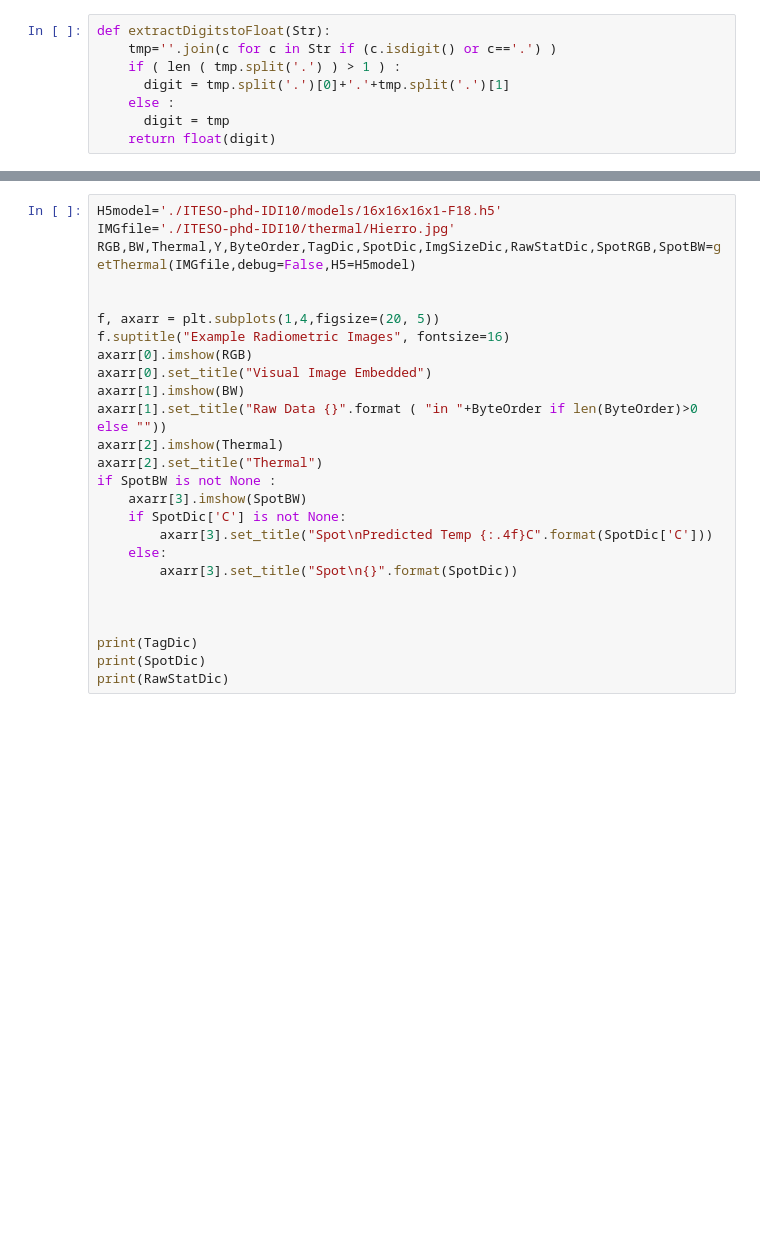
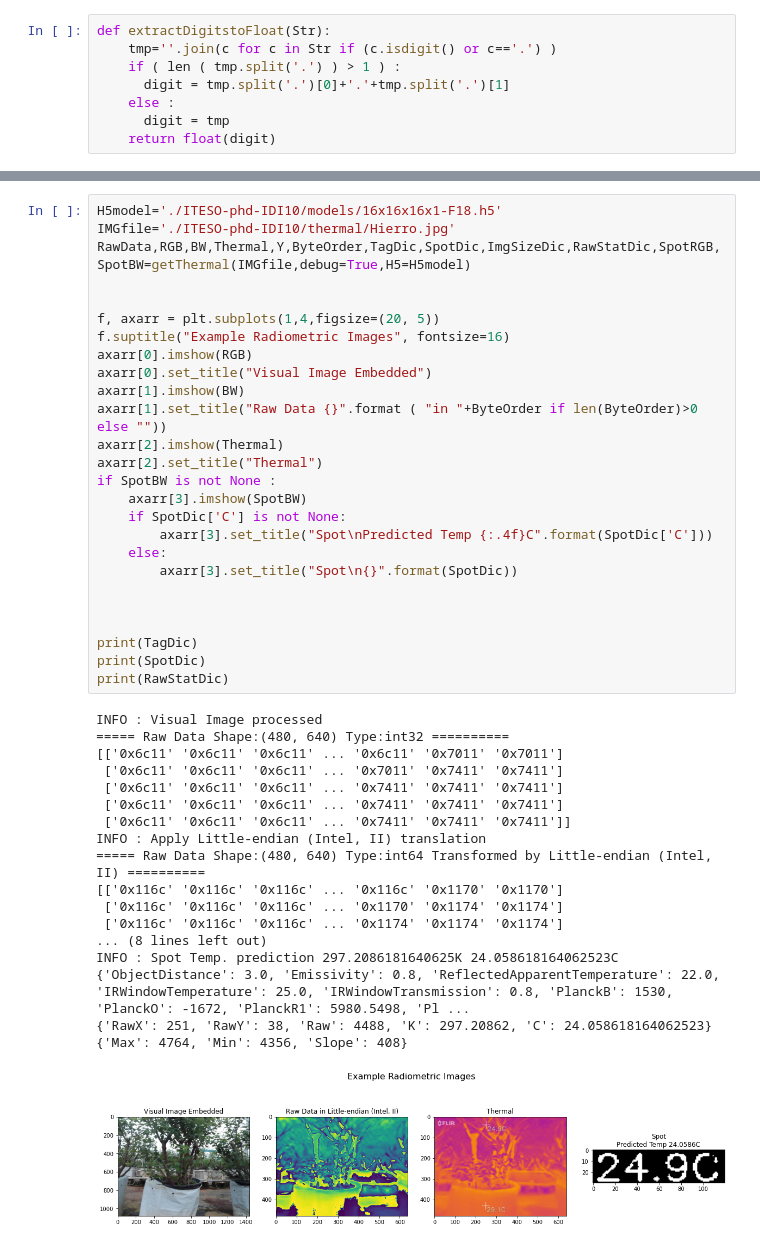
Before and after one commit to marcomartagon/ITESO-phd-IDI10, a Jupyter notebook: conda/IDI10-AIRadiometricImages.ipynb, the cells around one changed output, grey strips where cells are left out. Cells and saved outputs as stored; diff of their text form; blank space fills up the shorter version.

Commit message:
Fix Spot XY

```diff
--- a/conda/IDI10-AIRadiometricImages.ipynb
+++ b/conda/IDI10-AIRadiometricImages.ipynb
@@ -263,29 +270,48 @@ def getThermal(JPGFile,debug=False,H5=None):
 # %%
 H5model='./ITESO-phd-IDI10/models/16x16x16x1-F18.h5'
 IMGfile='./ITESO-phd-IDI10/thermal/Hierro.jpg'
-RGB,BW,Thermal,Y,ByteOrder,TagDic,SpotDic,ImgSizeDic,RawStatDic,SpotRGB,SpotBW=getThermal(IMGfile,debug=False,H5=H5model)
+RawData,RGB,BW,Thermal,Y,ByteOrder,TagDic,SpotDic,ImgSizeDic,RawStatDic,SpotRGB,SpotBW=getThermal(IMGfile,debug=True,H5=H5model)
 
 
 f, axarr = plt.subplots(1,4,figsize=(20, 5))
 f.suptitle("Example Radiometric Images", fontsize=16)
 axarr[0].imshow(RGB)
 axarr[0].set_title("Visual Image Embedded")
 axarr[1].imshow(BW)
 axarr[1].set_title("Raw Data {}".format ( "in "+ByteOrder if len(ByteOrder)>0 else ""))
 axarr[2].imshow(Thermal)
 axarr[2].set_title("Thermal")
 if SpotBW is not None :
     axarr[3].imshow(SpotBW)
     if SpotDic['C'] is not None:
         axarr[3].set_title("Spot\nPredicted Temp {:.4f}C".format(SpotDic['C']))
     else:
         axarr[3].set_title("Spot\n{}".format(SpotDic))
 
 
 
 print(TagDic)
 print(SpotDic)
 print(RawStatDic)
+# %% [output]
+INFO : Visual Image processed
+===== Raw Data Shape:(480, 640) Type:int32 ==========
+[['0x6c11' '0x6c11' '0x6c11' ... '0x6c11' '0x7011' '0x7011']
+ ['0x6c11' '0x6c11' '0x6c11' ... '0x7011' '0x7411' '0x7411']
+ ['0x6c11' '0x6c11' '0x6c11' ... '0x7411' '0x7411' '0x7411']
+ ['0x6c11' '0x6c11' '0x6c11' ... '0x7411' '0x7411' '0x7411']
+ ['0x6c11' '0x6c11' '0x6c11' ... '0x7411' '0x7411' '0x7411']]
+INFO : Apply Little-endian (Intel, II) translation
+===== Raw Data Shape:(480, 640) Type:int64 Transformed by Little-endian (Intel, II) ==========
+[['0x116c' '0x116c' '0x116c' ... '0x116c' '0x1170' '0x1170']
+ ['0x116c' '0x116c' '0x116c' ... '0x1170' '0x1174' '0x1174']
+ ['0x116c' '0x116c' '0x116c' ... '0x1174' '0x1174' '0x1174']
+... (8 lines left out)
+INFO : Spot Temp. prediction 297.2086181640625K 24.058618164062523C
+{'ObjectDistance': 3.0, 'Emissivity': 0.8, 'ReflectedApparentTemperature': 22.0, 'IRWindowTemperature': 25.0, 'IRWindowTransmission': 0.8, 'PlanckB': 1530, 'PlanckO': -1672, 'PlanckR1': 5980.5498, 'Pl ...
+{'RawX': 251, 'RawY': 38, 'Raw': 4488, 'K': 297.20862, 'C': 24.058618164062523}
+{'Max': 4764, 'Min': 4356, 'Slope': 408}
+[figure, added]
 # %%
 H5model='./ITESO-phd-IDI10/models/16x16x16x1-F18.h5'
 IMGfile='./ITESO-phd-IDI10/thermal/Jardin.jpg'
```
Also changed, not shown: parts of 5 cells of this notebook, 2 other files.
